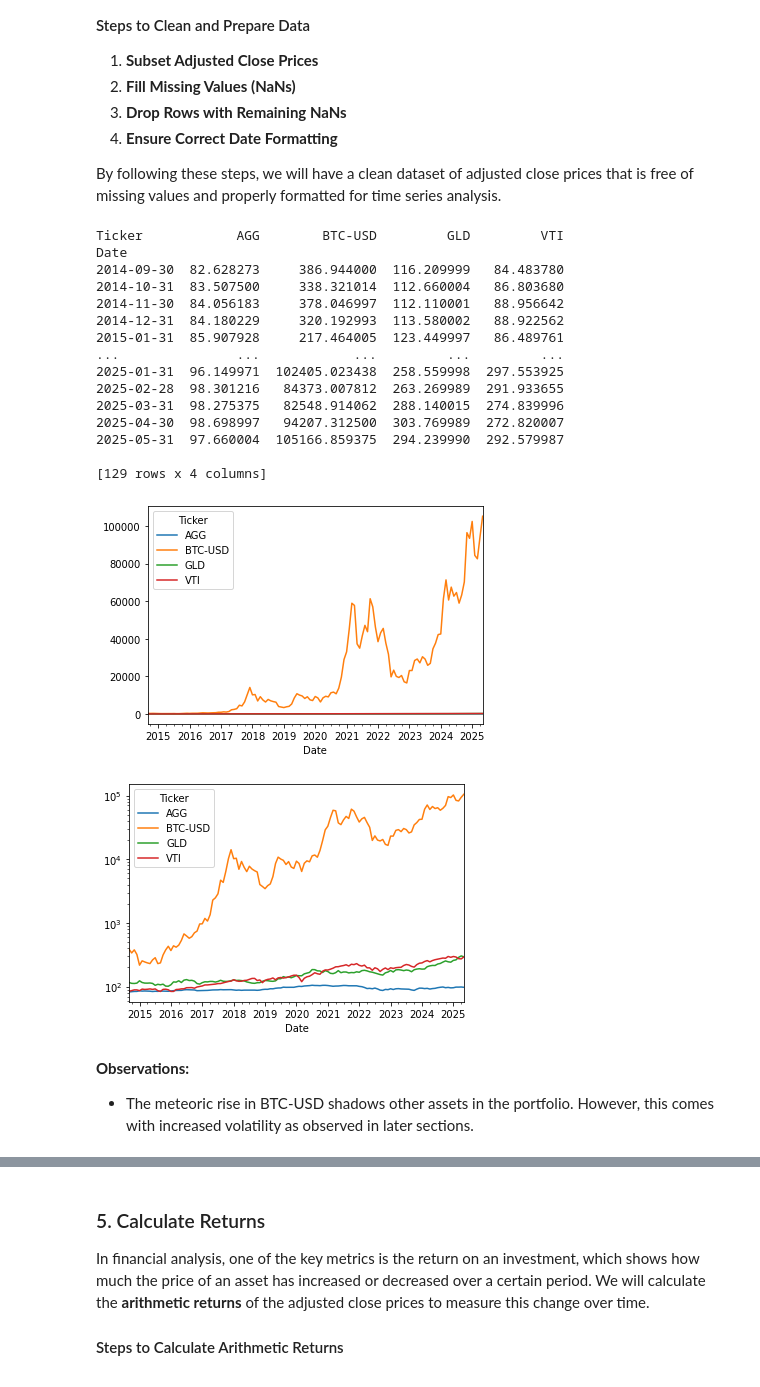
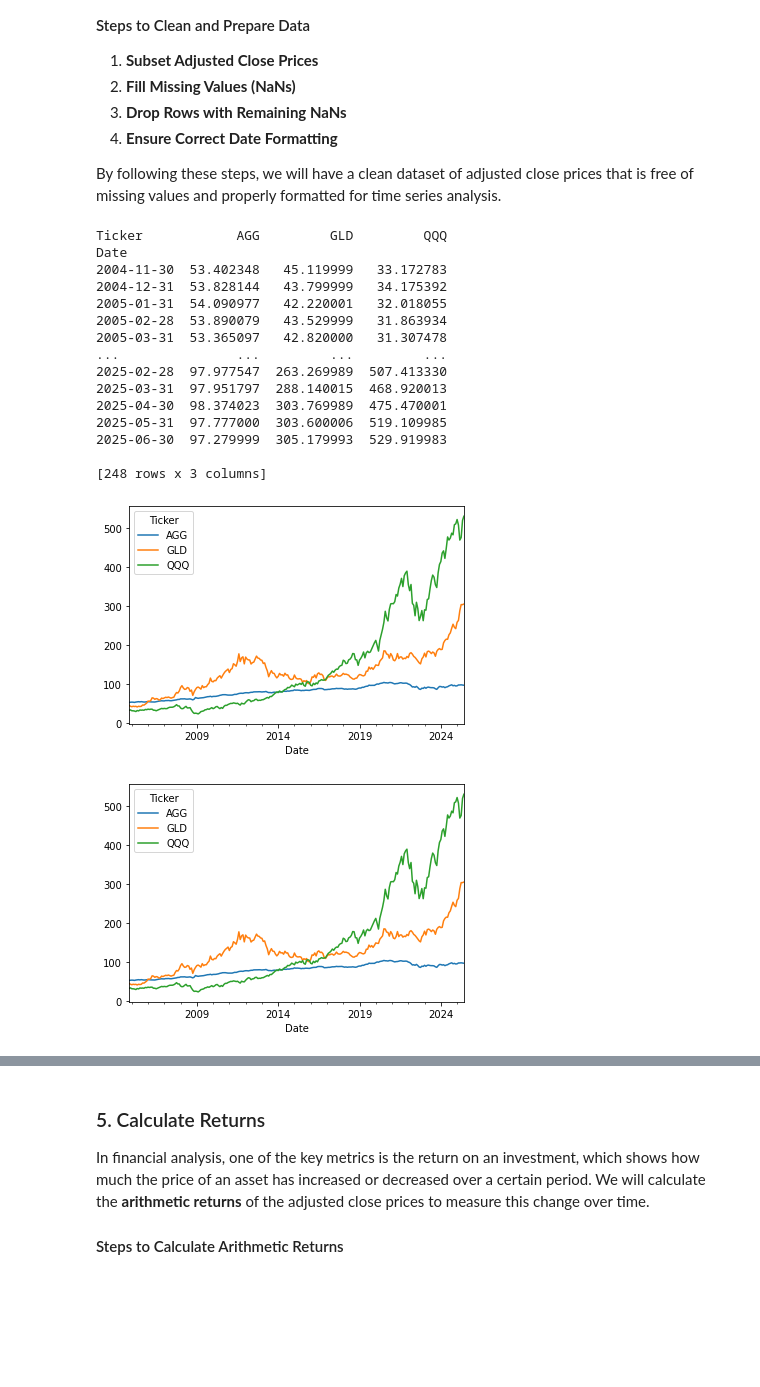
Before and after one commit to sharan-naribole/finance-returns-backtesting, a Jupyter notebook: Project/Project.ipynb, the cells around one changed output, grey strips where cells are left out. Cells and saved outputs as stored; diff of their text form; code cells hidden in the pictures; blank space fills up the shorter version.

```diff
--- a/Project/Project.ipynb
+++ b/Project/Project.ipynb
@@ -50,6 +52,8 @@ For this project, the portfolio includes a mix of indices following stocks, bond
+# %%
+start_date = '2000-01-01'
 # %%
 # Download front-month futures data
 # symbols = ['ES=F', 'ZN=F', 'GC=F', 'DX=F']
-symbols = symbols = ['VTI', 'AGG', 'GLD' ,'BTC-USD']
-data = yf.download(symbols, auto_adjust=False)
+symbols = symbols = ['QQQ', 'GLD', 'AGG']
+data = yf.download(symbols, start=start_date, auto_adjust=False)
 # %% [output]
@@ -115,33 +117,28 @@ prices.index = pd.to_datetime(prices.index)
 # %%
 print(prices)
 # %% [output]
-Ticker            AGG        BTC-USD         GLD         VTI
+Ticker            AGG         GLD         QQQ
 Date
-2014-09-30  82.628273     386.944000  116.209999   84.483780
-2014-10-31  83.507500     338.321014  112.660004   86.803680
-2014-11-30  84.056183     378.046997  112.110001   88.956642
-2014-12-31  84.180229     320.192993  113.580002   88.922562
-2015-01-31  85.907928     217.464005  123.449997   86.489761
-...               ...            ...         ...         ...
-2025-01-31  96.149971  102405.023438  258.559998  297.553925
-2025-02-28  98.301216   84373.007812  263.269989  291.933655
-2025-03-31  98.275375   82548.914062  288.140015  274.839996
-2025-04-30  98.698997   94207.312500  303.769989  272.820007
-2025-05-31  97.660004  105166.859375  294.239990  292.579987
+2004-11-30  53.402348   45.119999   33.172783
+2004-12-31  53.828144   43.799999   34.175392
+2005-01-31  54.090977   42.220001   32.018055
+2005-02-28  53.890079   43.529999   31.863934
+2005-03-31  53.365097   42.820000   31.307478
+...               ...         ...         ...
+2025-02-28  97.977547  263.269989  507.413330
+2025-03-31  97.951797  288.140015  468.920013
+2025-04-30  98.374023  303.769989  475.470001
+2025-05-31  97.777000  303.600006  519.109985
+2025-06-30  97.279999  305.179993  529.919983
 
-[129 rows x 4 columns]
+[248 rows x 3 columns]
 # %%
 prices.plot()
 plt.show()
 # %% [output]
-[figure, old version]
+[figure, new version]
 # %%
 prices.plot()
-plt.yscale("log")
 plt.show()
 # %% [output]
-[figure, old version]
+[figure, new version]
-# %% [markdown]
-**Observations:**
-
-- The meteoric rise in BTC-USD shadows other assets in the portfolio. However, this comes with increased volatility as observed in later sections.
```
Also changed, not shown: parts of 62 cells of this notebook.
